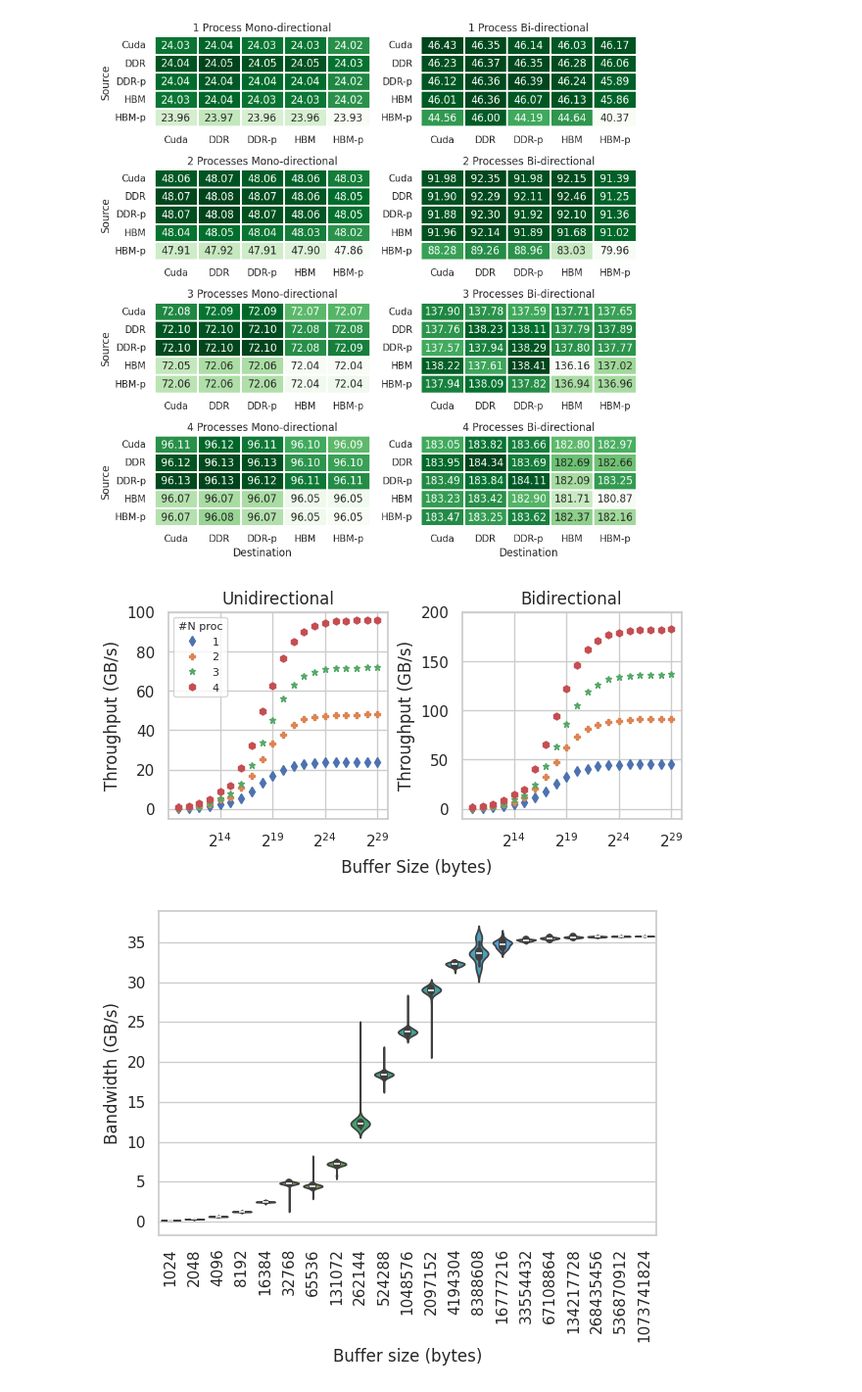
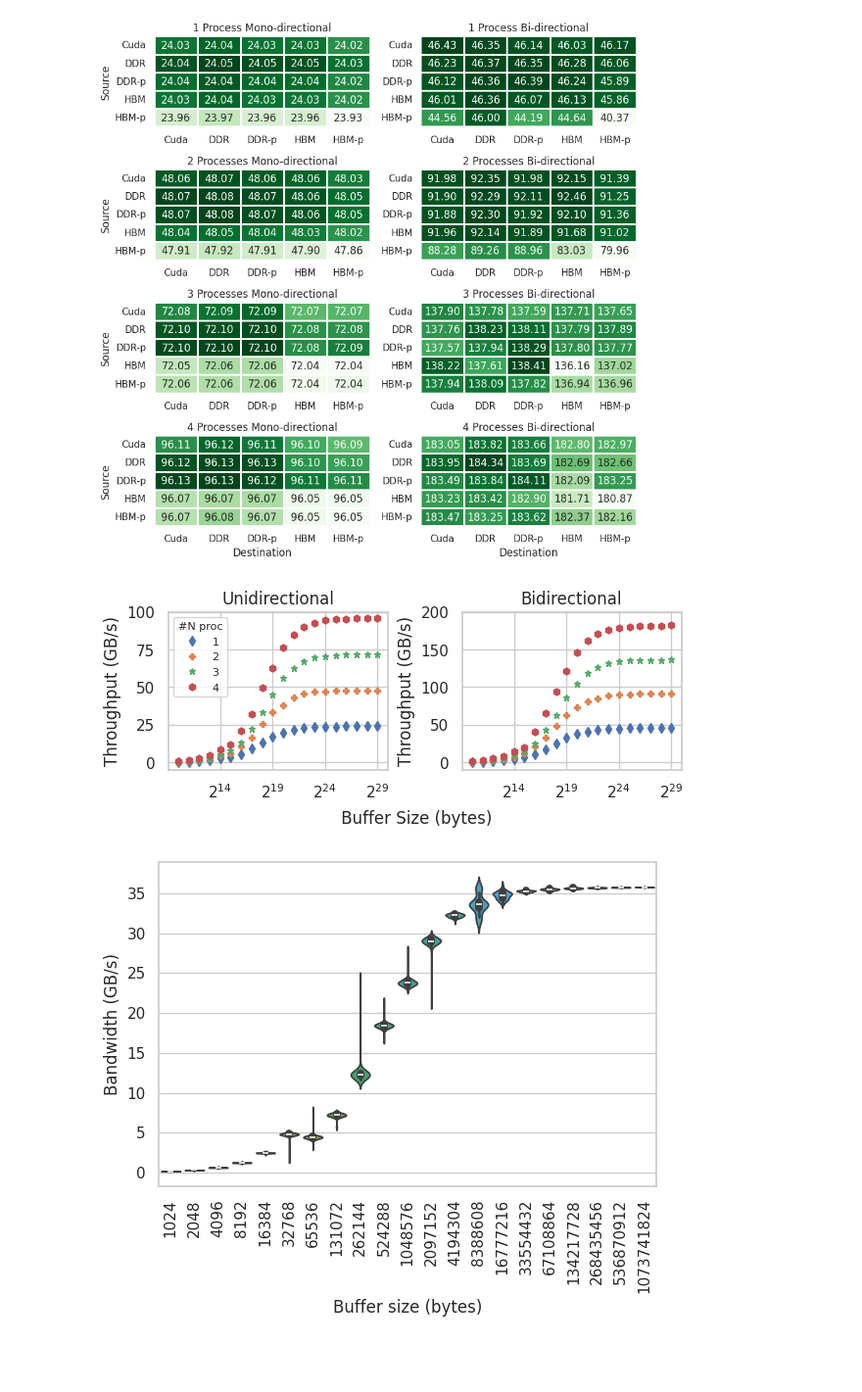
Before and after one commit to ntua-el20062/grace-hopper-benchmark, a Jupyter notebook: src/paper.ipynb, the cells around one changed output. Shown: that part at 98% size. Drawn from its saved outputs; the diff is of its cells as text; code cells hidden in the pictures; blank space fills up the shorter version.

```diff
--- a/src/paper.ipynb
+++ b/src/paper.ipynb
@@ -445,14 +445,26 @@ ax2.set_title('Hopper')
 sns.barplot(data1, ax=ax1)
 sns.barplot(data2, ax=ax2)
 # ax1.set_yticks(range(0, 151, 25))
-ax1.set_yticks(range(0, 1251, 250))
-ax2.set_yticks(range(0, 1251, 250))
-ax2.set_ylim([0, 1250])
+ax1.set_yticks(range(0, 1400, 250))
+ax2.set_yticks(range(0, 1400, 250))
+ax1.set_ylim([0, 1425])
+ax2.set_ylim([0, 1425])
 ax1.set_xticklabels(ax1.get_xticklabels(), rotation=0)
 ax2.set_xticklabels(ax2.get_xticklabels(), rotation=0)
 ax1.set_ylabel("Latency (ns)")
 ax1.set_xlabel("Memory Placement")
 ax2.set_xlabel("Memory Placement")
+
+xposlist = range(len(labels))
+means = [sum(data1[i]) / len(data1[i]) for i in labels]
+yposlist = list(means)
+for i in range(len(xposlist)):
+    ax1.text(xposlist[i], yposlist[i] + 50, '({:.1f})'.format(means[i]), ha='center', fontsize=11, rotation=0)
+means = [sum(data2[i]) / len(data2[i]) for i in labels]
+yposlist = list(means)
+for i in range(len(xposlist)):
+    ax2.text(xposlist[i], yposlist[i] + 50, '({:.1f})'.format(means[i]), ha='center', fontsize=11, rotation=0)
+
 plt.tight_layout()
 fig.savefig("latency.pdf", bbox_inches='tight')
 
@@ -756,10 +776,10 @@ mem_names = ['DDR', 'DDR-p', 'HBM', 'HBM-p']
 mem_tuples = zip(mem_types, mem_names)
 
 maxes = [
-    [250,75,450,75],
-    [75,75,75,75],
-    [450,75,450,75],
-    [75,75,75,75]
+    [250,150,450,150],
+    [150,150,150,150],
+    [450,150,450,150],
+    [150,150,150,150]
 ]
 
 data = np.zeros((len(mem_types), len(mem_types)))
@@ -812,10 +832,10 @@ mem_names = ['DDR', 'DDR-p', 'HBM', 'HBM-p']
 mem_tuples = zip(mem_types, mem_names)
 
 maxes = [
-    [250,75,450,75],
-    [75,75,75,75],
-    [450,75,450,75],
-    [75,75,75,75]
+    [250,150,450,150],
+    [150,150,150,150],
+    [450,150,450,150],
+    [150,150,150,150]
 ]
 
 data = np.zeros((len(mem_types), len(mem_types)))
@@ -1159,35 +1179,35 @@ plt.savefig("mpi_send_recv.pdf", bbox_inches='tight')
 # %%
 basedir = 'results/nccl/group_send_recv/mono/mpi/'
 mem = 'ddr_ddr'
 numerical = [int(dir) for dir in os.listdir(basedir + '1/' + mem)]
 numerical.sort()
 numerical = numerical[10:-3:]
 l = [str(i) for i in numerical]
 nproc = [1,2,3,4]
 style = ['d', 'P','*','h']
-fig, (ax1, ax2) = plt.subplots(1, 2, figsize=(6, 3), layout="constrained")
+fig, (ax1, ax2) = plt.subplots(1, 2, figsize=(6, 2.5), layout="constrained")
 for n, s in zip(nproc, style):
     results = list(results_generator(l, basedir + f'{n}/{mem}', skip=1))
     ax1.plot(numerical, results, s, label=n, ms=5)
 ax1.set_xscale('log', base=2)
 ax1.legend(title="#N proc", fontsize=8).get_title().set_fontsize('8')
 ax1.set_xticks([2**14, 2**19, 2**24, 2**29])
 ax1.set_ylabel("Throughput (GB/s)")
 ax1.set_title("Unidirectional")
 ax1.set_ylim([-5, 100])
 
 basedir = 'results/nccl/group_send_recv/bi/mpi/'
 for n, s in zip(nproc, style):
     results = list(results_generator(l, basedir + f'{n}/{mem}', skip=1))
     ax2.plot(numerical, results, s, label=n, ms=5)
 ax2.set_xscale('log', base=2)
 ax2.set_ylabel("Throughput (GB/s)")
 ax2.set_title("Bidirectional")
 ax2.set_ylim([-10, 200])
 fig.supxlabel("         Buffer Size (bytes)", fontsize=12)
 plt.savefig("mpi_send_recv_scalability.pdf", bbox_inches='tight')
 # %% [output]
-[figure, old version]
+[figure, new version]
 # %%
 fig, ax = plt.subplots(1, 1, dpi=100, figsize=(6, 5))
 basedir = 'results/nccl/send_recv/remote/'
```
Also changed, not shown: parts of 10 cells of this notebook, 20 other files.
